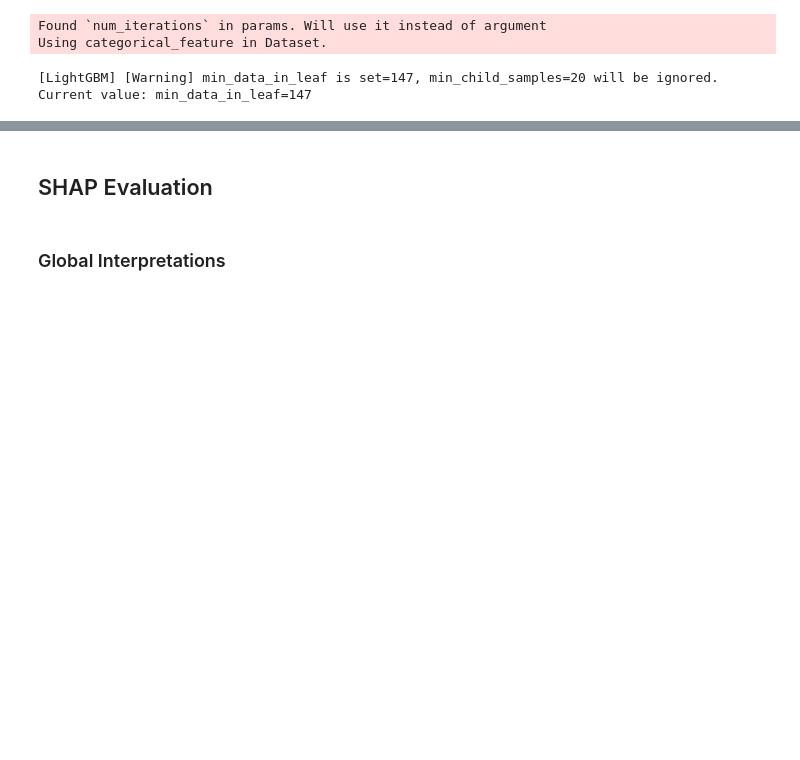
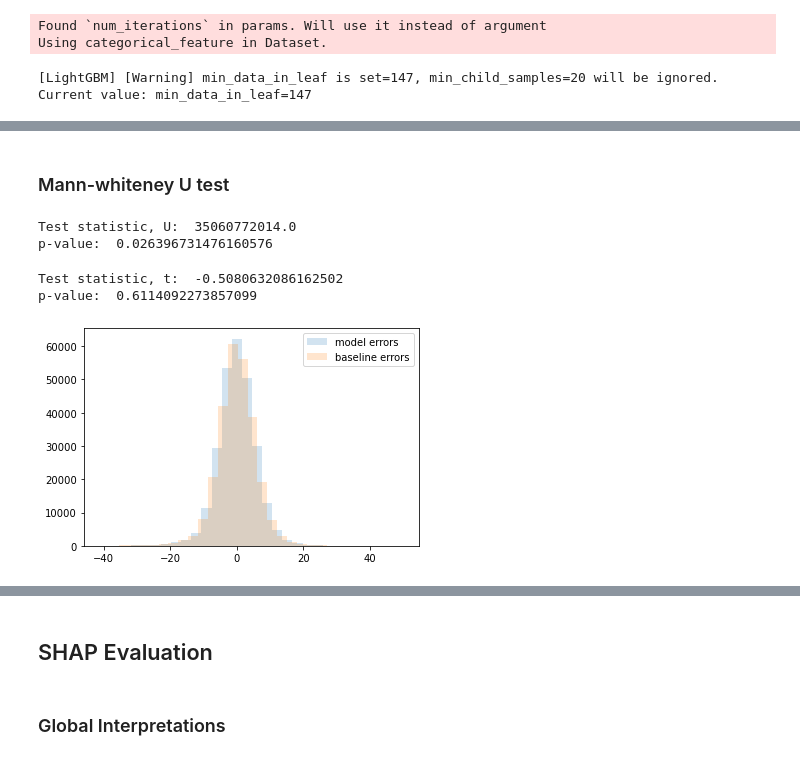
Before and after one commit to mikedataCrunch/paturo-vehicle-speeds, a Jupyter notebook: notebooks/lgbm-eval.ipynb, the cells around one changed output, grey strips where cells are left out. Drawn from its saved outputs; the diff is of its cells as text; code cells hidden in the pictures; blank space fills up the shorter version.

Commit message:
Updates on baseline comparison

```diff
--- a/notebooks/lgbm-eval.ipynb
+++ b/notebooks/lgbm-eval.ipynb
@@ -297,0 +304,2 @@ print("p-value: ", p_val)
+# %% [markdown]
+### Mann-whiteney U test
@@ -297,0 +308,51 @@ print("p-value: ", p_val)
+# %%
+## squared-diff
+# baseline_err = (y_true_filtered - y_pred_baseline_filtered) ** 2
+# model_err = (y_true_filtered - y_pred_filtered) ** 2
+
+# diff
+baseline_err = (y_true_filtered - y_pred_baseline_filtered)
+model_err = (y_true_filtered - y_pred_filtered)
+
+# # absolute diff
+# baseline_err = np.abs(y_true_filtered - y_pred_baseline_filtered)
+# model_err = np.abs(y_true_filtered - y_pred_filtered)
+# %%
+# mwu test
+from scipy.stats import mannwhitneyu
+
+U, p_val = mannwhitneyu(
+    model_err, baseline_err,
+    use_continuity=False,
+    alternative='two-sided',
+    method='asymptotic'
+)
+
+print("Test statistic, U: ", U)
+print("p-value: ", p_val)
+# %% [output]
+Test statistic, U:  35060772014.0
+p-value:  0.026396731476160576
+# %%
+from scipy.stats import ttest_ind
+
+t, p_val = ttest_ind(
+    model_err, baseline_err,
+    equal_var=False,
+)
+
+print("Test statistic, t: ", t)
+print("p-value: ", p_val)
+# %% [output]
+Test statistic, t:  -0.5080632086162502
+p-value:  0.6114092273857099
+# %%
+# plot distribution of baseline_err and model_err on top of each other
+
+# bins = numpy.linspace(-10, 10, 100)
+plt.hist(model_err, bins=30, alpha=0.2, label='model errors')
+plt.hist(baseline_err, bins=30, alpha=0.2, label='baseline errors')
+plt.legend(loc='upper right')
+plt.show()
+# %% [output]
+[figure, added]
```
Also changed, not shown: parts of 28 cells of this notebook.
